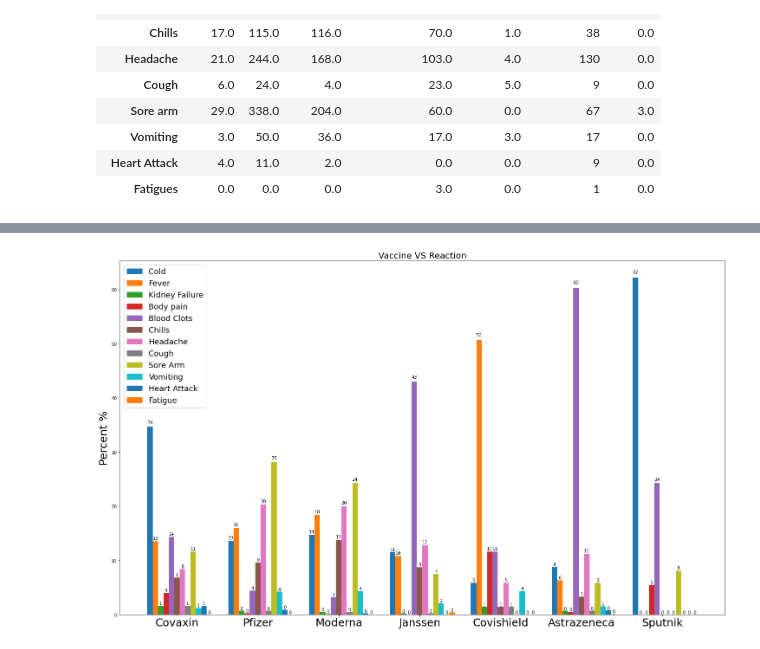
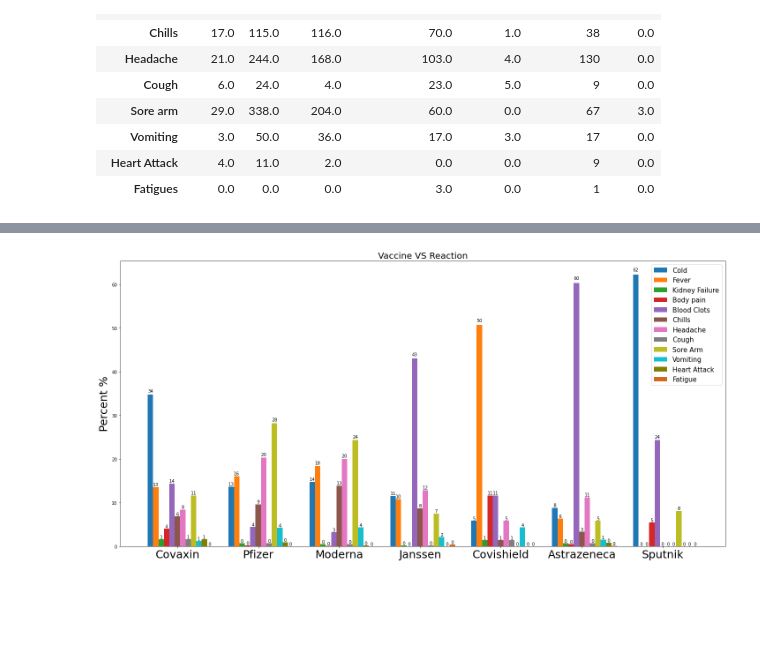
Before and after one commit to betty6you/TeamProject_group6, a Jupyter notebook: Vacc_Brands_Reactions.ipynb, the cells around one changed output, grey strips where cells are left out. Drawn from its saved outputs; the diff is of its cells as text; code cells hidden in the pictures; blank space fills up the shorter version.

```diff
--- a/Vacc_Brands_Reactions.ipynb
+++ b/Vacc_Brands_Reactions.ipynb
@@ -160,7 +160,7 @@ N = 7
 ind = np.arange(0,20,3)  # the x locations for the groups
 width = 0.2       # the width of the bars
 
-fig = plt.figure(figsize=(25, 15))
+fig = plt.figure(figsize=(20, 10))
 
 ax = fig.add_subplot(111)
 
@@ -186,35 +186,36 @@ rects9=ax.bar(ind+width*8,qvals, width)
 uvals=[1.2,	4.2,	4.3,	2.1,	4.3,	1.5,	0.0]
 rects10=ax.bar(ind+width*9,uvals,width)
 vvals=[1.6,	0.9,	0.2,	0.0,	0.0,	0.8,	0.0]
-rects11=ax.bar(ind+width*10,vvals,width)
+rects11=ax.bar(ind+width*10,vvals,width,color='olive')
 wvals=[0.0,	0.0,	0.0,	0.4	,0.0,	0.1,	0.0]
-rects12=ax.bar(ind+width*11,wvals,width)
+rects12=ax.bar(ind+width*11,wvals,width,color='chocolate')
 
 ax.set_ylabel('Percent %',fontsize=25)
 ax.set_title('Vaccine VS Reaction',fontsize=20)
 ax.set_xticks(ind+width*5)
 ax.set_xticklabels( ('Covaxin', 'Pfizer', 'Moderna','Janssen','Covishield','Astrazeneca','Sputnik'),fontsize=25  )
-ax.legend( (rects1[0], rects2[0], rects3[0],rects4[0],rects5[0],rects6[0],rects7[0],rects8[0],rects9[0],rects10[0],rects11[0],rects12[0]), ('Cold', 'Fever', 'Kidney Failure','Body pain','Blood Clots','Chills','Headache','Cough','Sore Arm','Vomiting','Heart Attack','Fatigue'),fontsize=18 )
+ax.legend( (rects1[0], rects2[0], rects3[0],rects4[0],rects5[0],rects6[0],rects7[0],rects8[0],rects9[0],rects10[0],rects11[0],rects12[0]), ('Cold', 'Fever', 'Kidney Failure','Body pain','Blood Clots','Chills','Headache','Cough','Sore Arm','Vomiting','Heart Attack','Fatigue'),fontsize=15 )
 
 def autolabel(rects):
     for rect in rects:
         h = rect.get_height()
         ax.text(rect.get_x()+rect.get_width()/2, 1.01*h, '%d'%int(h),
                 ha='center', va='bottom')
 
 autolabel(rects1)
 autolabel(rects2)
 autolabel(rects3)
 autolabel(rects4)
 autolabel(rects5)
 autolabel(rects6)
 autolabel(rects7)
 autolabel(rects8)
 autolabel(rects9)
 autolabel(rects10)
 autolabel(rects11)
 autolabel(rects12)
 #plt.show()
+plt.tight_layout()
 plt.savefig('VaccineReaction.png',dpi=300)
 # %% [output]
-[figure, old version]
+[figure, new version]
```
